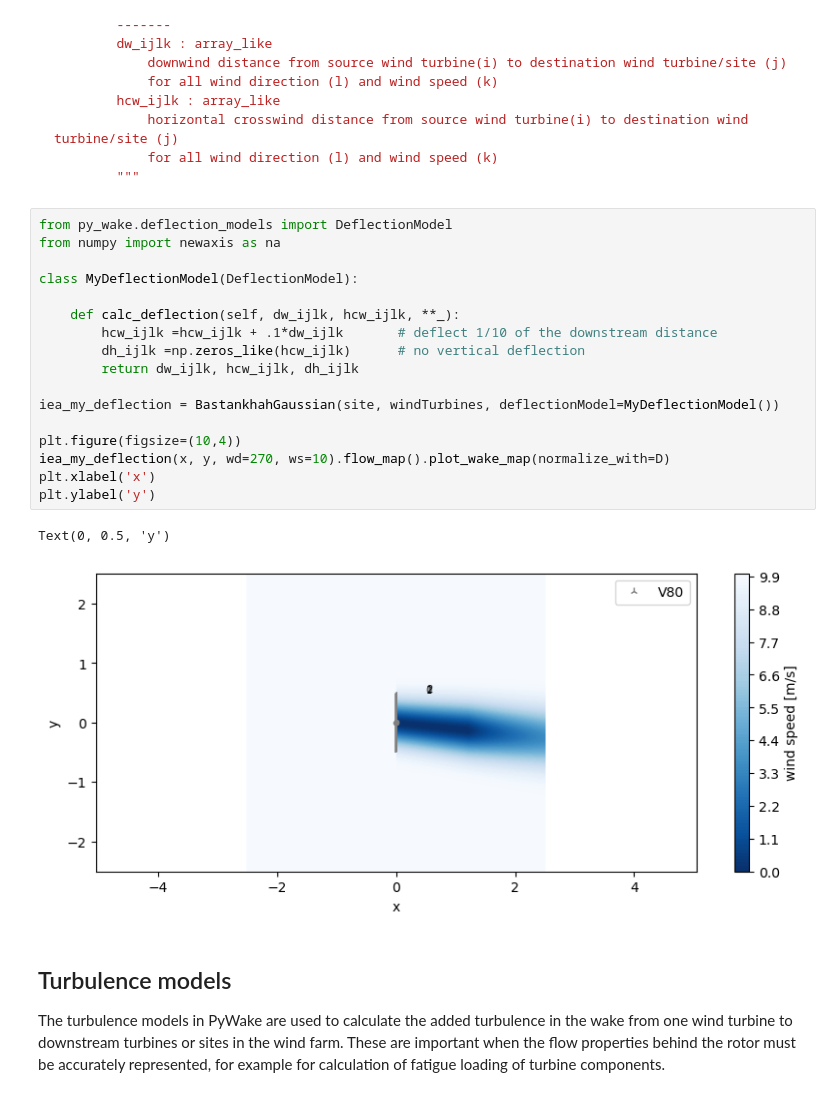
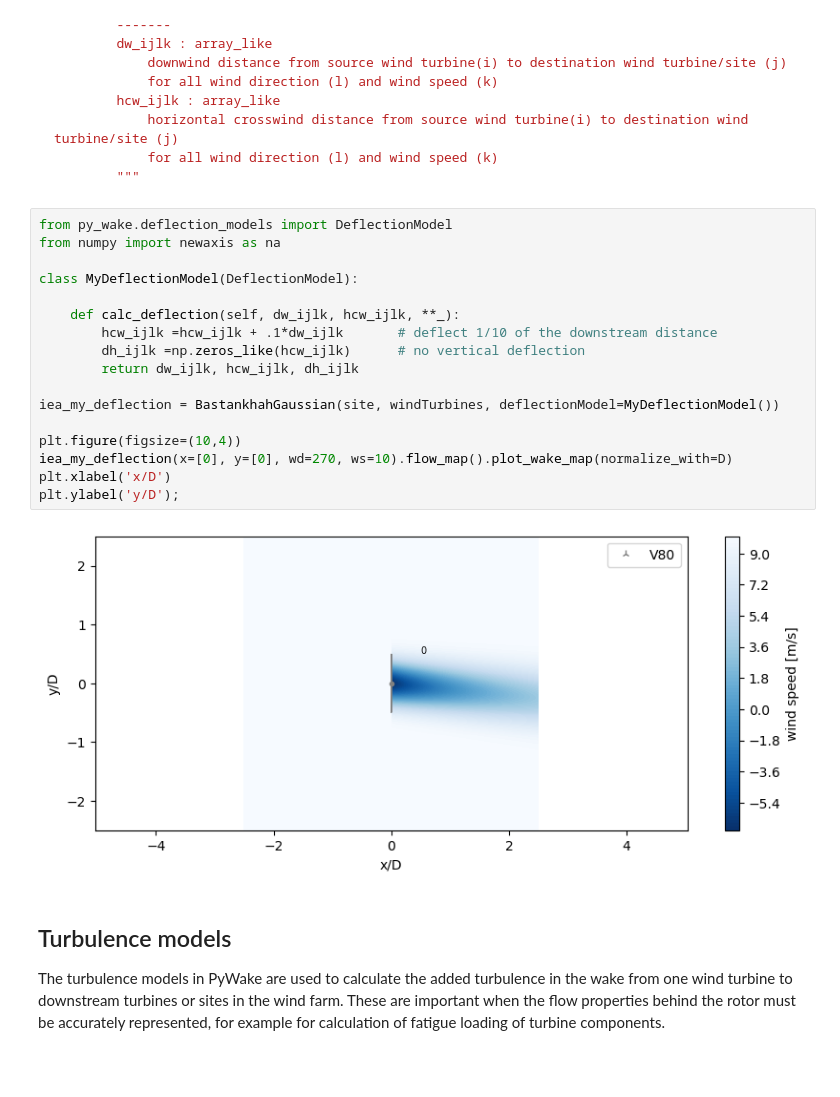
Before and after one commit to DTUWindEnergy/PyWake, a Jupyter notebook: docs/notebooks/EngineeringWindFarmModels.ipynb, the cells around one changed output. Drawn from its saved outputs; the diff is of its cells as text; blank space fills up the shorter version.

```diff
--- a/docs/notebooks/EngineeringWindFarmModels.ipynb
+++ b/docs/notebooks/EngineeringWindFarmModels.ipynb
@@ -915,23 +915,22 @@ class DeflectionModel(ABC):
 # %%
 from py_wake.deflection_models import DeflectionModel
 from numpy import newaxis as na
 
 class MyDeflectionModel(DeflectionModel):
 
     def calc_deflection(self, dw_ijlk, hcw_ijlk, **_):
         hcw_ijlk =hcw_ijlk + .1*dw_ijlk       # deflect 1/10 of the downstream distance
         dh_ijlk =np.zeros_like(hcw_ijlk)      # no vertical deflection
         return dw_ijlk, hcw_ijlk, dh_ijlk
 
 iea_my_deflection = BastankhahGaussian(site, windTurbines, deflectionModel=MyDeflectionModel())
 
 plt.figure(figsize=(10,4))
-iea_my_deflection(x, y, wd=270, ws=10).flow_map().plot_wake_map(normalize_with=D)
-plt.xlabel('x')
-plt.ylabel('y')
+iea_my_deflection(x=[0], y=[0], wd=270, ws=10).flow_map().plot_wake_map(normalize_with=D)
+plt.xlabel('x/D')
+plt.ylabel('y/D');
 # %% [output]
-Text(0, 0.5, 'y')
-[figure, old version]
+[figure, new version]
 # %% [markdown]
 ## Turbulence models
 
```
Also changed, not shown: parts of 12 cells of this notebook.
